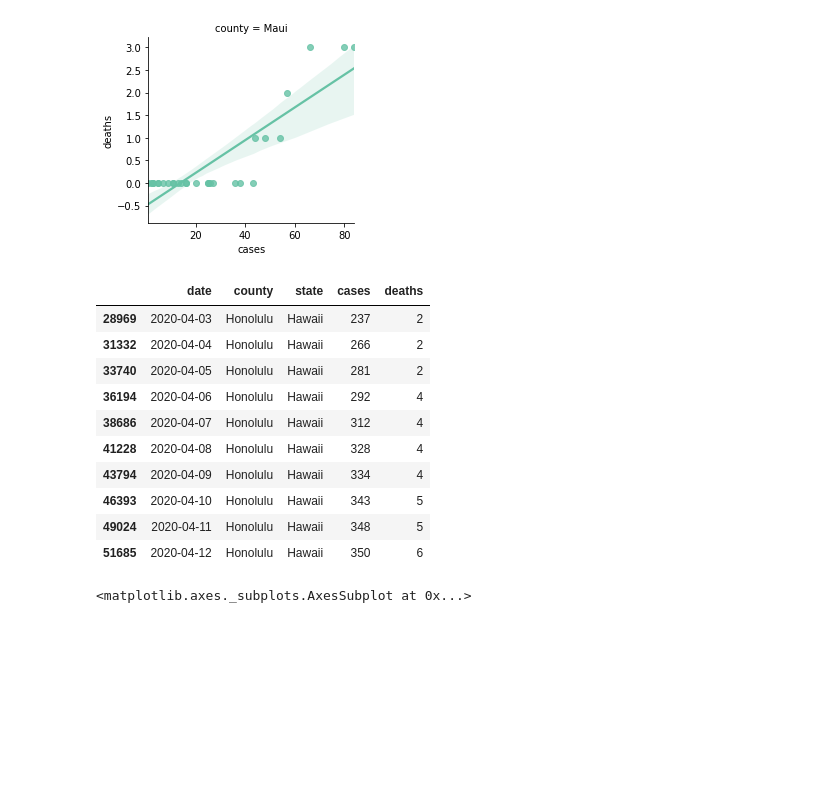
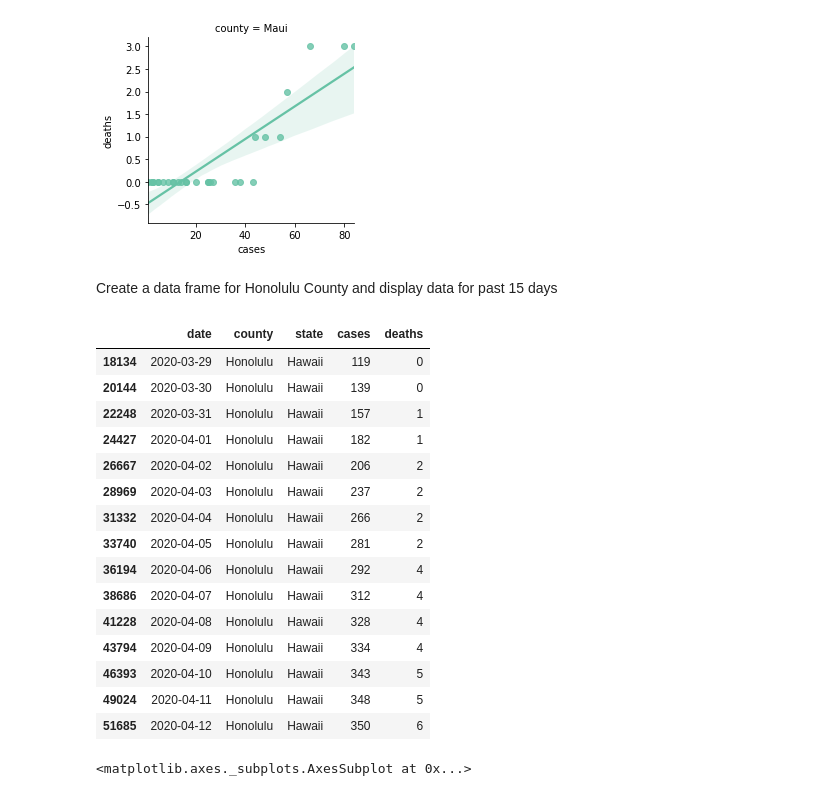
Before and after one commit to leslieshanecr/covid-19-Hawaii, a Jupyter notebook: Covid_19_Hawaii.ipynb, the cells around one changed output. Saved outputs shown, nothing was run; the diff lists cells and outputs as text; code cells hidden in the pictures; blank space fills up the shorter version.

```diff
--- a/Covid_19_Hawaii.ipynb
+++ b/Covid_19_Hawaii.ipynb
@@ -214,11 +253,18 @@ ax.fig.subplots_adjust(wspace=.2)
 # %% [output]
 <Figure size 1080x360 with 0 Axes>
 [figure]
+# %% [markdown]
+Create a data frame for Honolulu County and display data for past 15 days
 # %%
 Honolulu_County_df = df[df["county"]== "Honolulu"].drop(columns = "fips")
-Honolulu_County_df.tail(10)
+Honolulu_County_df.tail(15)
 # %% [output]
 |  | date | county | state | cases | deaths |
+| 18134 | 2020-03-29 | Honolulu | Hawaii | 119 | 0 |
+| 20144 | 2020-03-30 | Honolulu | Hawaii | 139 | 0 |
+| 22248 | 2020-03-31 | Honolulu | Hawaii | 157 | 1 |
+| 24427 | 2020-04-01 | Honolulu | Hawaii | 182 | 1 |
+| 26667 | 2020-04-02 | Honolulu | Hawaii | 206 | 2 |
 | 28969 | 2020-04-03 | Honolulu | Hawaii | 237 | 2 |
 | 31332 | 2020-04-04 | Honolulu | Hawaii | 266 | 2 |
 | 33740 | 2020-04-05 | Honolulu | Hawaii | 281 | 2 |
```
Also changed, not shown: parts of 24 cells of this notebook.
